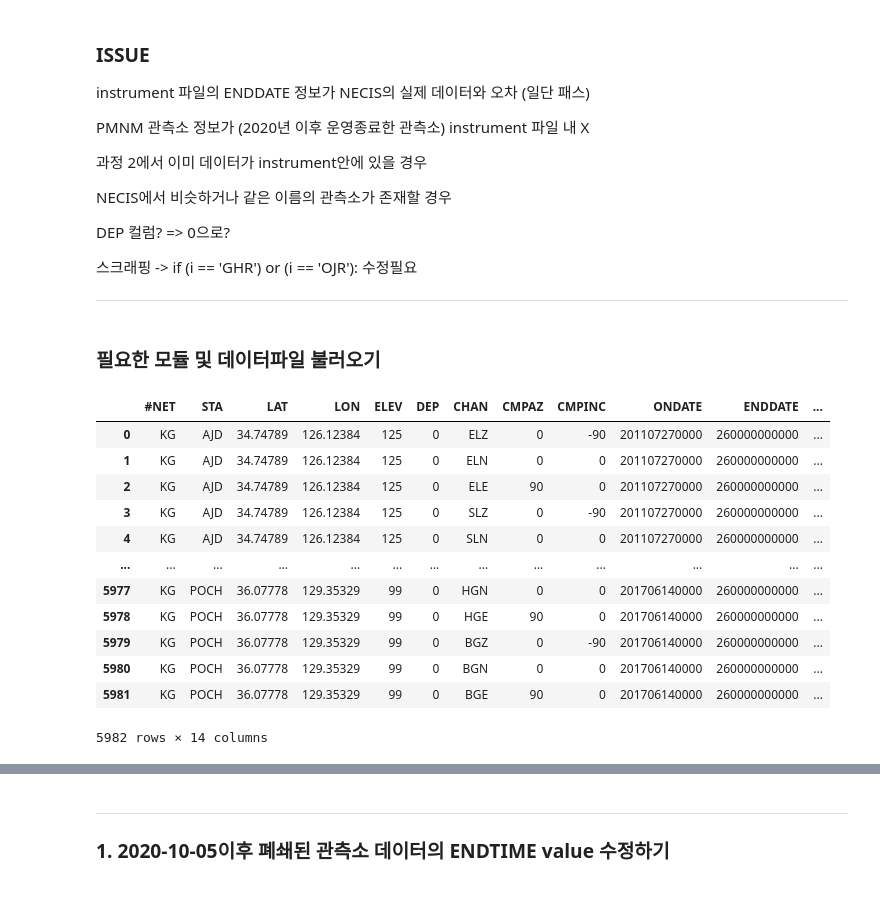
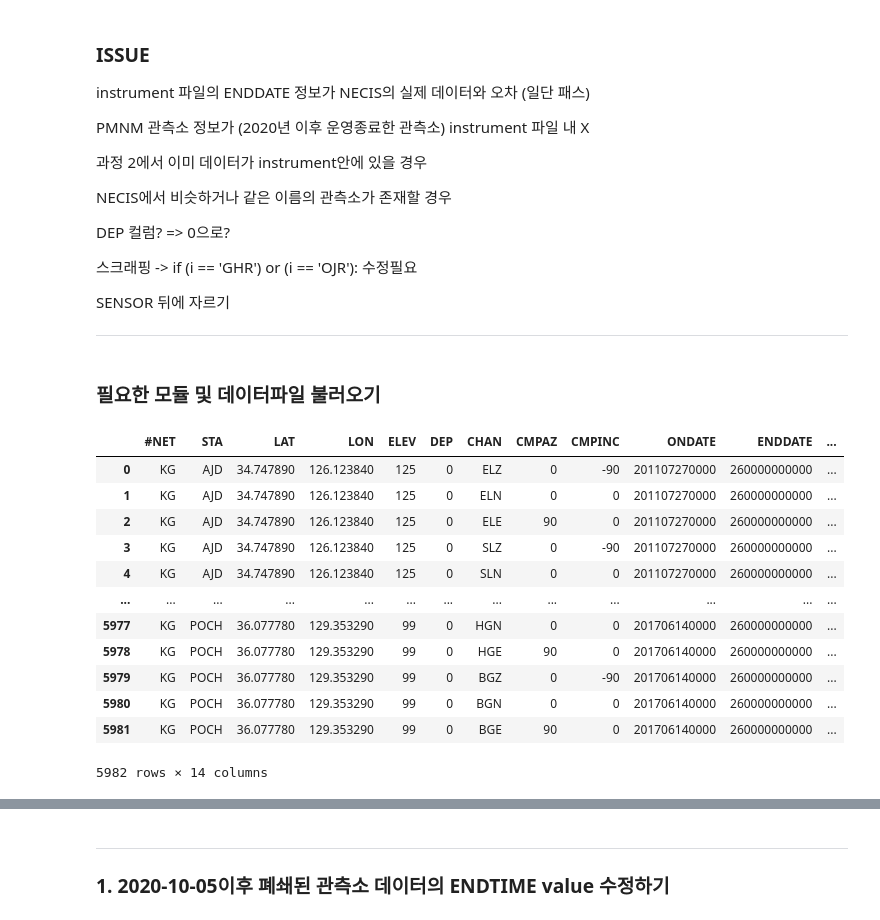
Before and after one commit to 1epss/Seismic-waves-study_Linux, a Jupyter notebook: korea_instrument.ipynb, the cells around one changed output, grey strips where cells are left out. Drawn from its saved outputs; the diff is of its cells as text; code cells hidden in the pictures.

```diff
--- a/korea_instrument.ipynb
+++ b/korea_instrument.ipynb
@@ -13,6 +13,7 @@ DEP 컬럼? => 0으로?
 
 스크래핑 ->  if (i == 'GHR') or (i == 'OJR'): 수정필요
 
+SENSOR 뒤에 자르기
 
 ---
 # %% [markdown]
@@ -27,25 +29,31 @@ from selenium import webdriver as wd
 from selenium.webdriver.common.by import By
 from selenium.webdriver.support.select import Select
 import time
-# %%
-# 수정의 대상이 될 korea_instrument 파일을 불러옵니다.
-
-inst = pd.read_csv('korea_instrument_20201005.list', sep='\s{1,}', engine='python')
-inst
-# %% [output]
-|  | #NET | STA | LAT | LON | ELEV | DEP | CHAN | CMPAZ | CMPINC | ONDATE | ENDDATE | ... |
-| 0 | KG | AJD | 34.74789 | 126.12384 | 125 | 0 | ELZ | 0 | -90 | 201107270000 | 260000000000 | ... |
-| 1 | KG | AJD | 34.74789 | 126.12384 | 125 | 0 | ELN | 0 | 0 | 201107270000 | 260000000000 | ... |
-| 2 | KG | AJD | 34.74789 | 126.12384 | 125 | 0 | ELE | 90 | 0 | 201107270000 | 260000000000 | ... |
-| 3 | KG | AJD | 34.74789 | 126.12384 | 125 | 0 | SLZ | 0 | -90 | 201107270000 | 260000000000 | ... |
-| 4 | KG | AJD | 34.74789 | 126.12384 | 125 | 0 | SLN | 0 | 0 | 201107270000 | 260000000000 | ... |
-| ... | ... | ... | ... | ... | ... | ... | ... | ... | ... | ... | ... | ... |
-| 5977 | KG | POCH | 36.07778 | 129.35329 | 99 | 0 | HGN | 0 | 0 | 201706140000 | 260000000000 | ... |
-| 5978 | KG | POCH | 36.07778 | 129.35329 | 99 | 0 | HGE | 90 | 0 | 201706140000 | 260000000000 | ... |
-| 5979 | KG | POCH | 36.07778 | 129.35329 | 99 | 0 | BGZ | 0 | -90 | 201706140000 | 260000000000 | ... |
-| 5980 | KG | POCH | 36.07778 | 129.35329 | 99 | 0 | BGN | 0 | 0 | 201706140000 | 260000000000 | ... |
-| 5981 | KG | POCH | 36.07778 | 129.35329 | 99 | 0 | BGE | 90 | 0 | 201706140000 | 260000000000 | ... |
-5982 rows × 14 columns
+# %%
+# 수정의 대상이 될 korea_instrument 파일을 불러옵니다.
+
+inst = pd.read_csv('korea_instrument_20201005.list', sep='\s{1,}', engine='python')
+inst['LAT'] = inst['LAT'].astype('float64').apply(lambda x:'%.6f'% x)
+inst['LON'] = inst['LON'].astype('float64').apply(lambda x:'%.6f'% x)
+inst['CMPAZ'] = inst['CMPAZ'].astype('str')
+inst['CMPINC'] = inst['CMPINC'].astype('str')
+inst['ONDATE'] = inst['ONDATE'].astype('str')
+inst['SP'] = inst['SP'].astype('str')
+inst
+# %% [output]
+|  | #NET | STA | LAT | LON | ELEV | DEP | CHAN | CMPAZ | CMPINC | ONDATE | ENDDATE | ... |
+| 0 | KG | AJD | 34.747890 | 126.123840 | 125 | 0 | ELZ | 0 | -90 | 201107270000 | 260000000000 | ... |
+| 1 | KG | AJD | 34.747890 | 126.123840 | 125 | 0 | ELN | 0 | 0 | 201107270000 | 260000000000 | ... |
+| 2 | KG | AJD | 34.747890 | 126.123840 | 125 | 0 | ELE | 90 | 0 | 201107270000 | 260000000000 | ... |
+| 3 | KG | AJD | 34.747890 | 126.123840 | 125 | 0 | SLZ | 0 | -90 | 201107270000 | 260000000000 | ... |
+| 4 | KG | AJD | 34.747890 | 126.123840 | 125 | 0 | SLN | 0 | 0 | 201107270000 | 260000000000 | ... |
+| ... | ... | ... | ... | ... | ... | ... | ... | ... | ... | ... | ... | ... |
+| 5977 | KG | POCH | 36.077780 | 129.353290 | 99 | 0 | HGN | 0 | 0 | 201706140000 | 260000000000 | ... |
+| 5978 | KG | POCH | 36.077780 | 129.353290 | 99 | 0 | HGE | 90 | 0 | 201706140000 | 260000000000 | ... |
+| 5979 | KG | POCH | 36.077780 | 129.353290 | 99 | 0 | BGZ | 0 | -90 | 201706140000 | 260000000000 | ... |
+| 5980 | KG | POCH | 36.077780 | 129.353290 | 99 | 0 | BGN | 0 | 0 | 201706140000 | 260000000000 | ... |
+| 5981 | KG | POCH | 36.077780 | 129.353290 | 99 | 0 | BGE | 90 | 0 | 201706140000 | 260000000000 | ... |
+5982 rows × 14 columns
 # %%
 # 관측소 폐쇄 & 신설 정보 들어있는 xlsx파일을 불러옵니다.
 # Excel에서 멀티컬럼명에 빈칸이 있을 시 pd.read_excel을 이용하면 파이썬에서 'Unnamed... ' 로 출력 -> 보기 좋게 List comprehension으로 빈칸으로 바꿔줌
```
Also changed, not shown: parts of 18 cells of this notebook, 2 other files.
